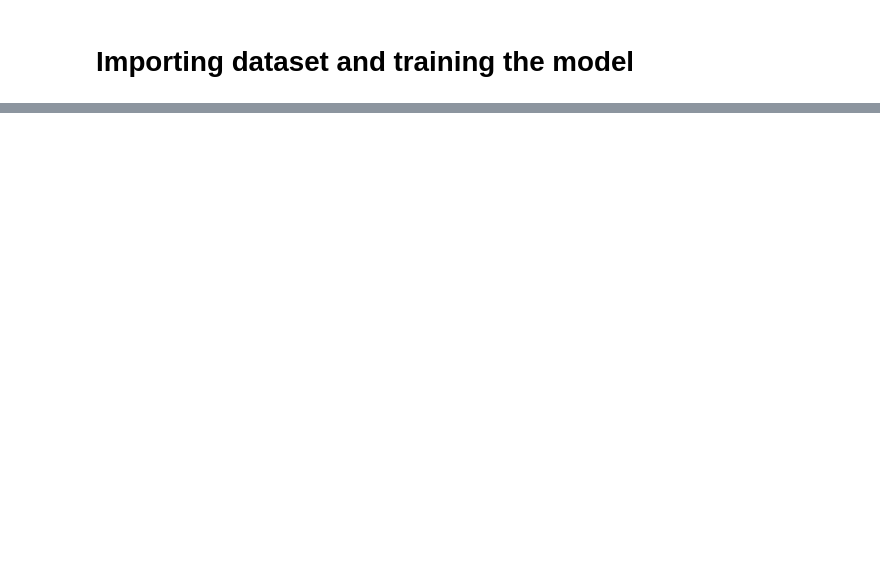
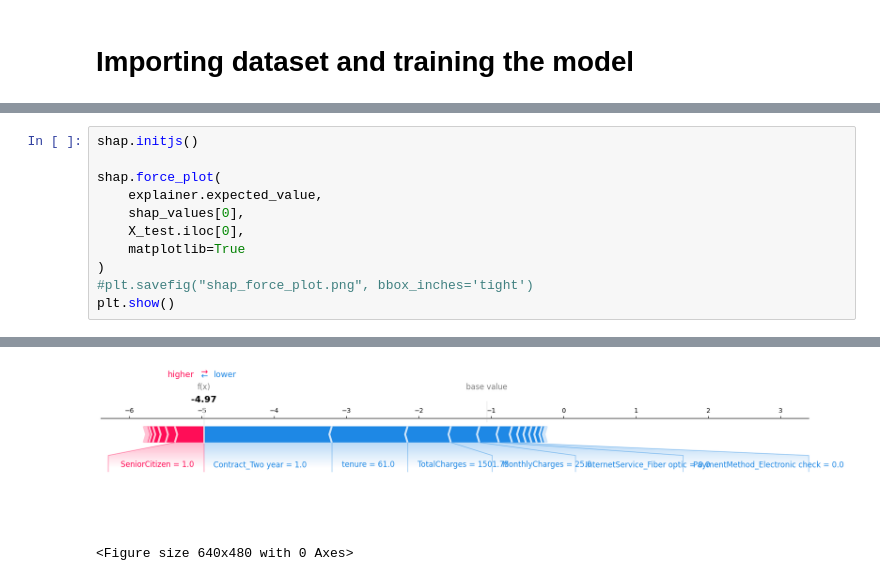
Before and after one commit to mananch1/AI-Ethics-SEM-6-Lab, a Jupyter notebook: ethics-in-ai-lab-3-XAI.ipynb, the cells around one changed output, grey strips where cells are left out. Drawn from its saved outputs; the diff is of its cells as text; blank space fills up the shorter version.

```diff
--- a/ethics-in-ai-lab-3-XAI.ipynb
+++ b/ethics-in-ai-lab-3-XAI.ipynb
@@ -113,0 +123,12 @@ shap_values = explainer.shap_values(X_test_transformed)
+# %%
+shap.initjs()
+
+shap.force_plot(
+    explainer.expected_value,
+    shap_values[0],
+    X_test.iloc[0],
+    matplotlib=True
+)
+#plt.savefig("shap_force_plot.png", bbox_inches='tight')
+plt.show()
+# %% [output]
@@ -113,0 +136,2 @@ shap_values = explainer.shap_values(X_test_transformed)
+[figure, added]
+<Figure size 640x480 with 0 Axes>
```
Also changed, not shown: parts of 23 cells of this notebook, 3 other files.
